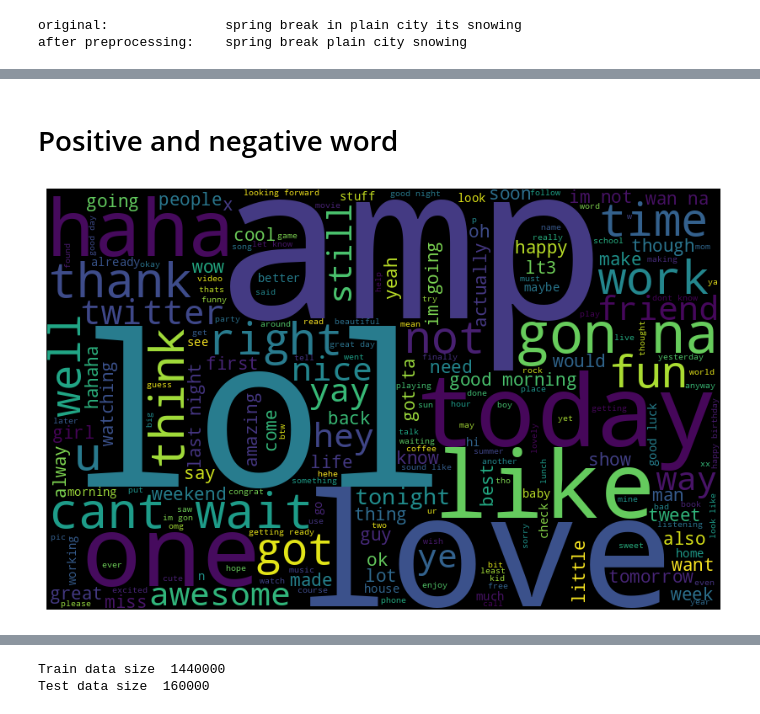
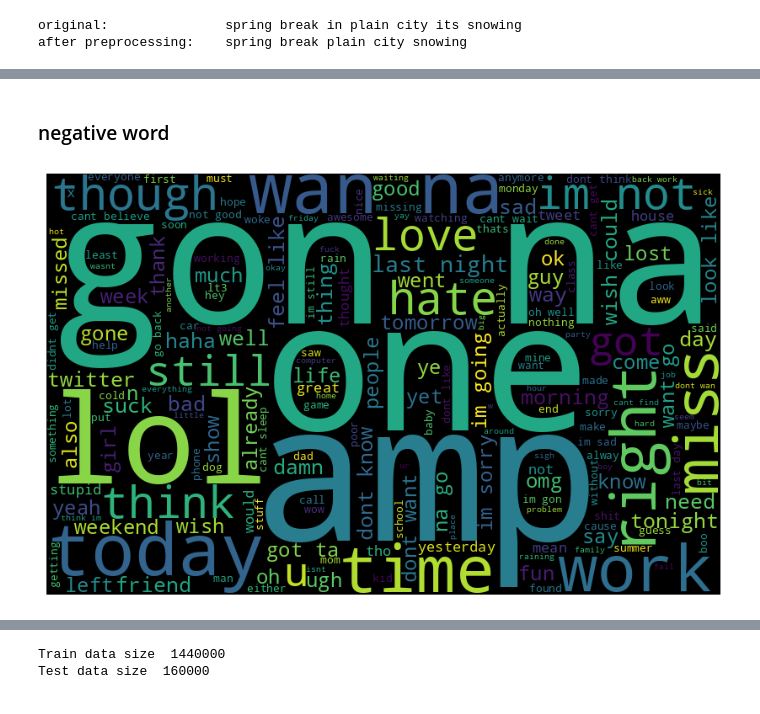
Before and after one commit to basel5621/Sentiment-Analysis-with-Sentiment140, a Jupyter notebook: Exploration_and_Preprocessing.ipynb, the cells around one changed output, grey strips where cells are left out. Drawn from its saved outputs; the diff is of its cells as text; code cells hidden in the pictures.

```diff
--- a/Exploration_and_Preprocessing.ipynb
+++ b/Exploration_and_Preprocessing.ipynb
@@ -125,2 +135,10 @@ dtype: int64
 # %% [markdown]
 now we notice that data is collected in 2009 for three month (4,5,6)
+# %%
+df['hour'] = df['date'].dt.hour
+
+sns.lineplot(x='hour', y='label', data=df)
+plt.title('Sentiment by Hour of Day')
+plt.xlabel('Hour of Day')
+plt.ylabel('Average Sentiment')
+plt.show()
@@ -126,0 +149,14 @@ now we notice that data is collected in 2009 for three month (4,5,6)
+# %%
+def extract_mentions(text):
+    mentions = re.findall(r'@\w+', text)
+
+    return mentions
+
+df['mentions'] = df['text'].apply(extract_mentions)
+# %%
+def extract_URLs(text):
+    URLs = re.findall(r'http\S+', text)
+
+    return URLs
+
+df['URLs'] = df['text'].apply(extract_URLs)
@@ -179,0 +231,10 @@ df['cleaned_text']=df['cleaned_text'].apply(pre_processing)
+# %%
+# Add a new column for word count in each tweet
+df['word_count'] = df['text'].apply(lambda x: len(x.split()))
+
+# Plot average word count by sentiment
+sns.barplot(x='label', y='word_count', data=df)
+plt.title('Average Word Count by Sentiment')
+plt.xlabel('Sentiment (0 = Negative, 1 = Positive)')
+plt.ylabel('Average Word Count')
+plt.show()
@@ -180,18 +300,18 @@ df['cleaned_text']=df['cleaned_text'].apply(pre_processing)
 # %% [markdown]
-# Positive and negative word
+### negative word
 # %%
 from wordcloud import WordCloud
-words_list = df[df['label']==1]['cleaned_text'].unique().tolist()
-pos_words = " ".join(words_list)
+words_list = df[df['label']==0]['cleaned_text'].unique().tolist()
+neg_words = " ".join(words_list)
 
-pos_wordcloud =  WordCloud(
+neg_wordcloud =  WordCloud(
                   width=800, height = 500,
-                  stopwords=stop_words).generate(pos_words)
+                  stopwords=stop_words).generate(neg_words)
 
-plt.figure(figsize=(8, 8), facecolor = None)
-plt.imshow(pos_wordcloud)
+plt.figure(figsize=(8, 10), facecolor = None)
+plt.imshow(neg_wordcloud)
 plt.axis("off")
 plt.tight_layout(pad=0)
 plt.show()
 # %% [output]
-[figure, old version]
+[figure, new version]
```
Also changed, not shown: parts of 41 cells of this notebook.
